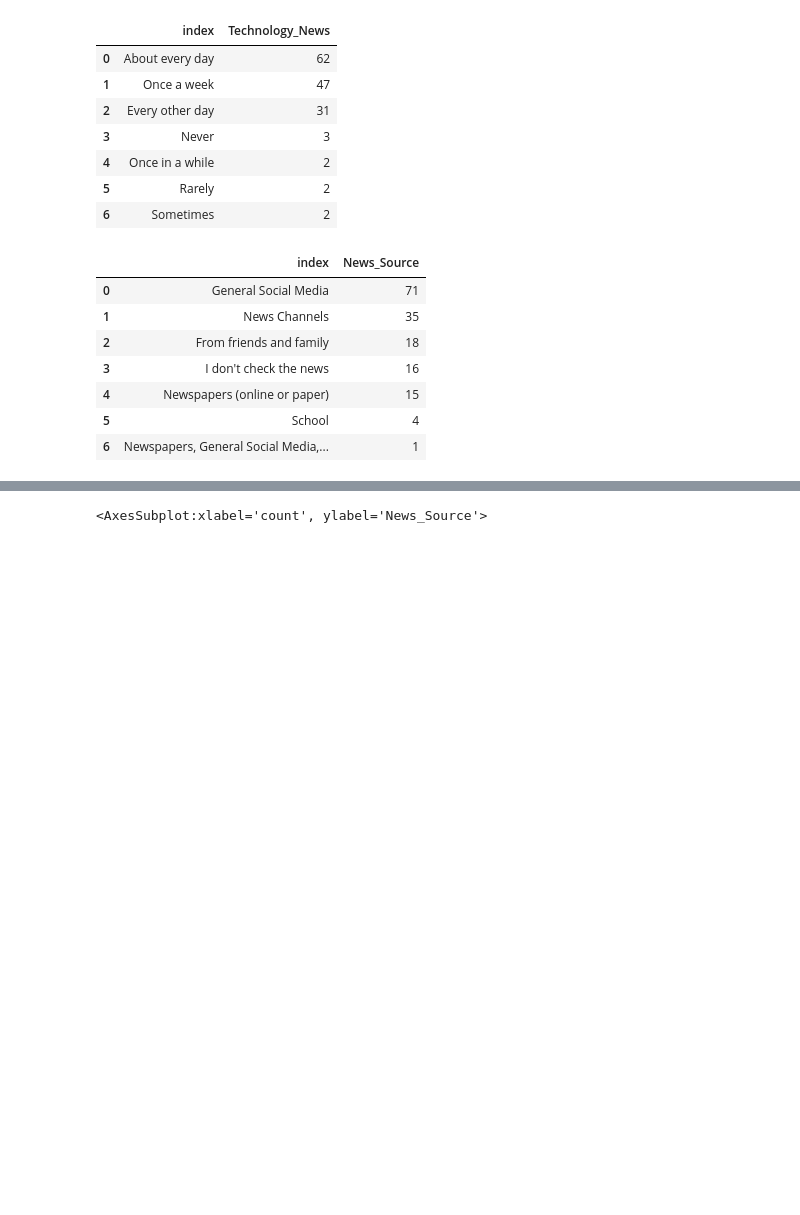
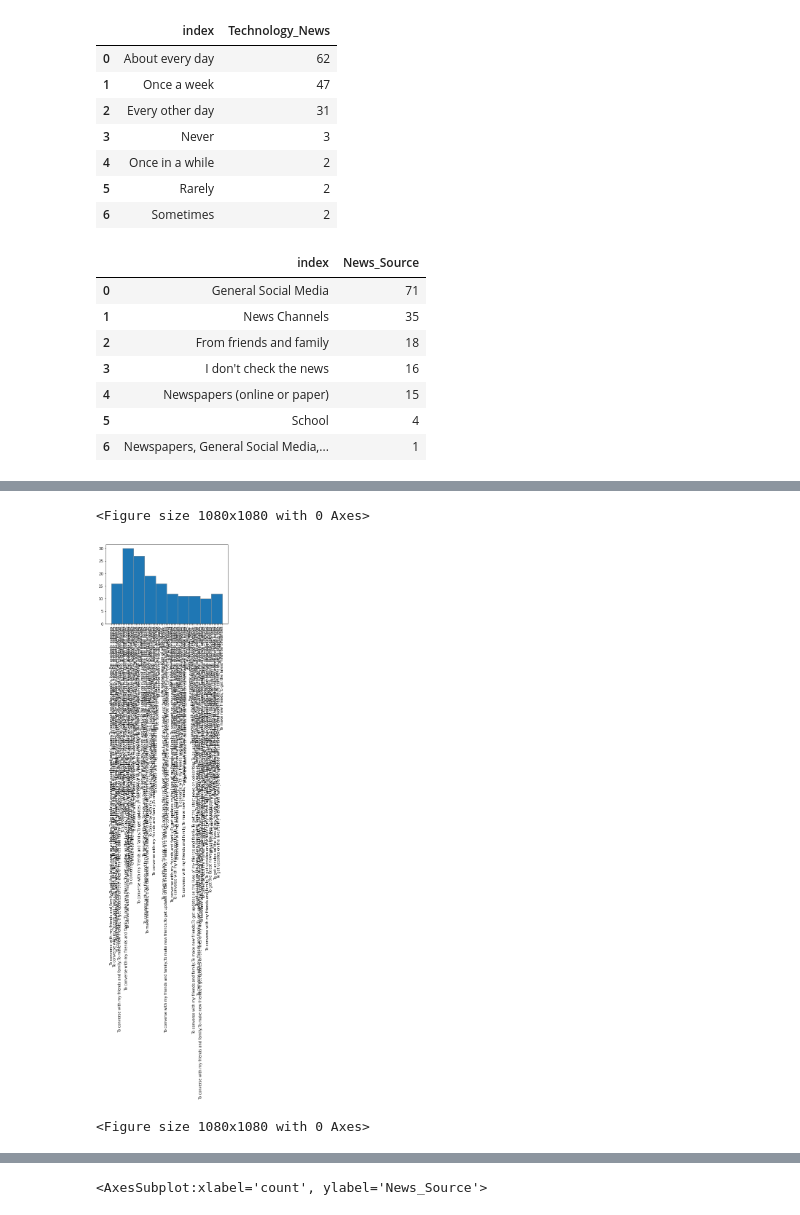
Before and after one commit to dougymenns/data_cleaning, a Jupyter notebook: Impact of Internet On Students/eda.ipynb, the cells around one changed output, grey strips where cells are left out. Saved outputs shown, nothing was run; the diff lists cells and outputs as text; code cells hidden in the pictures; blank space fills up the shorter version.

```diff
--- a/Impact of Internet On Students/eda.ipynb
+++ b/Impact of Internet On Students/eda.ipynb
@@ -448,0 +532,11 @@ sns.histplot(dataset['News_Source'])
+# %%
+# why_social = dataset['Why_Social_Media'].value_counts(dropna=False).reset_index().head(7) #counting everything including nulls
+plt.hist(x="Why_Social_Media",
+                 edgecolor=".6",
+                data=dataset);
+plt.xticks(rotation = 90);
+plt.figure(figsize=[15,15])
+# %% [output]
+<Figure size 1080x1080 with 0 Axes>
+[figure, added]
+<Figure size 1080x1080 with 0 Axes>
```
Also changed, not shown: parts of 30 cells of this notebook.
